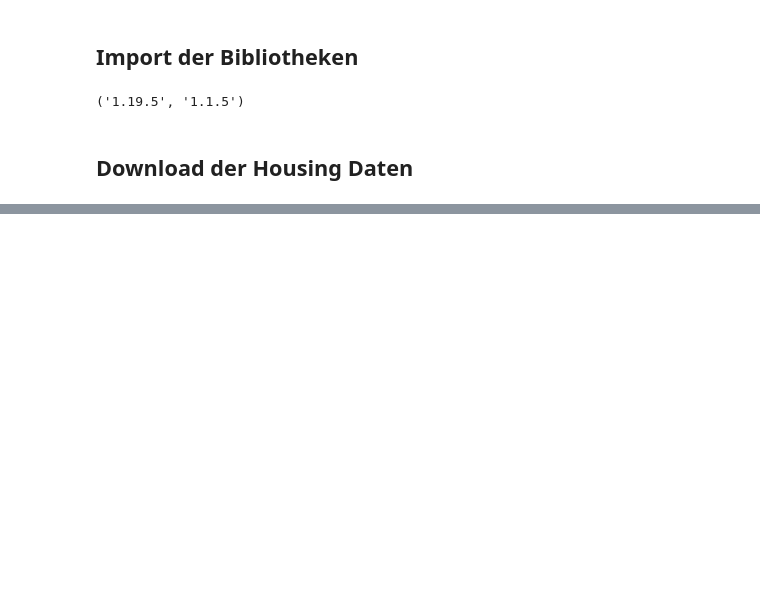
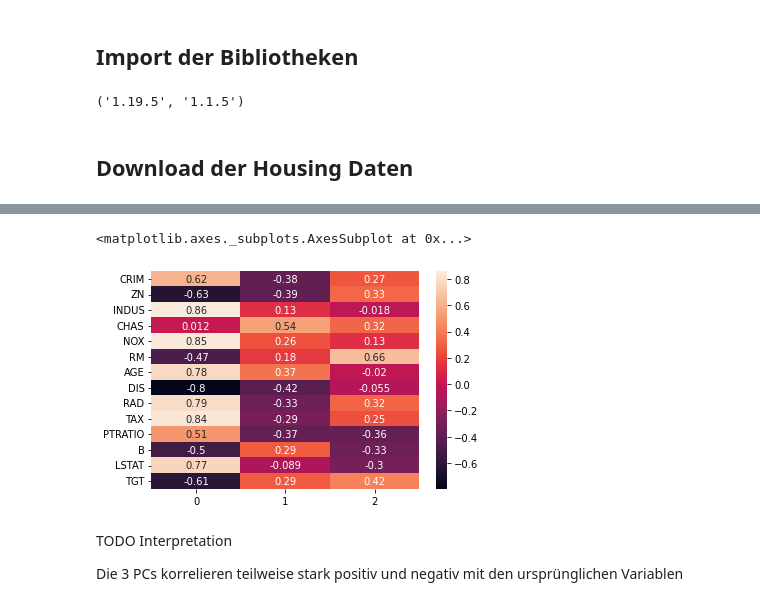
Before and after one commit to schmuecker/machine-learning-course, a Jupyter notebook: 01 explorative-analysis-pca/01.3 pca/Übung_1.3_PCA.ipynb, the cells around one changed output, grey strips where cells are left out. Saved outputs shown, nothing was run; the diff lists cells and outputs as text; code cells hidden in the pictures; blank space fills up the shorter version.

```diff
--- a/01 explorative-analysis-pca/01.3 pca/Übung_1.3_PCA.ipynb
+++ b/01 explorative-analysis-pca/01.3 pca/Übung_1.3_PCA.ipynb
@@ -66,0 +159,18 @@ eData
+# %%
+#TODO: bessere Möglichkeit?
+pc1_cor = data.corrwith(X_projected_3_df[0])
+pc2_cor = data.corrwith(X_projected_3_df[1])
+pc3_cor = data.corrwith(X_projected_3_df[2])
+
+pc_cor = pd.DataFrame(pc1_cor)
+pc_cor[1] = pc2_cor
+pc_cor[2] = pc3_cor
+# %%
+sns.heatmap(pc_cor, xticklabels=pc_cor.columns, yticklabels=pc_cor.index, annot=True)
+# %% [output]
+<matplotlib.axes._subplots.AxesSubplot at 0x...>
+[figure, added]
+# %% [markdown]
+TODO Interpretation
+
+Die 3 PCs korrelieren teilweise stark positiv und negativ mit den ursprünglichen Variablen
```
Also changed, not shown: parts of 25 cells of this notebook.
